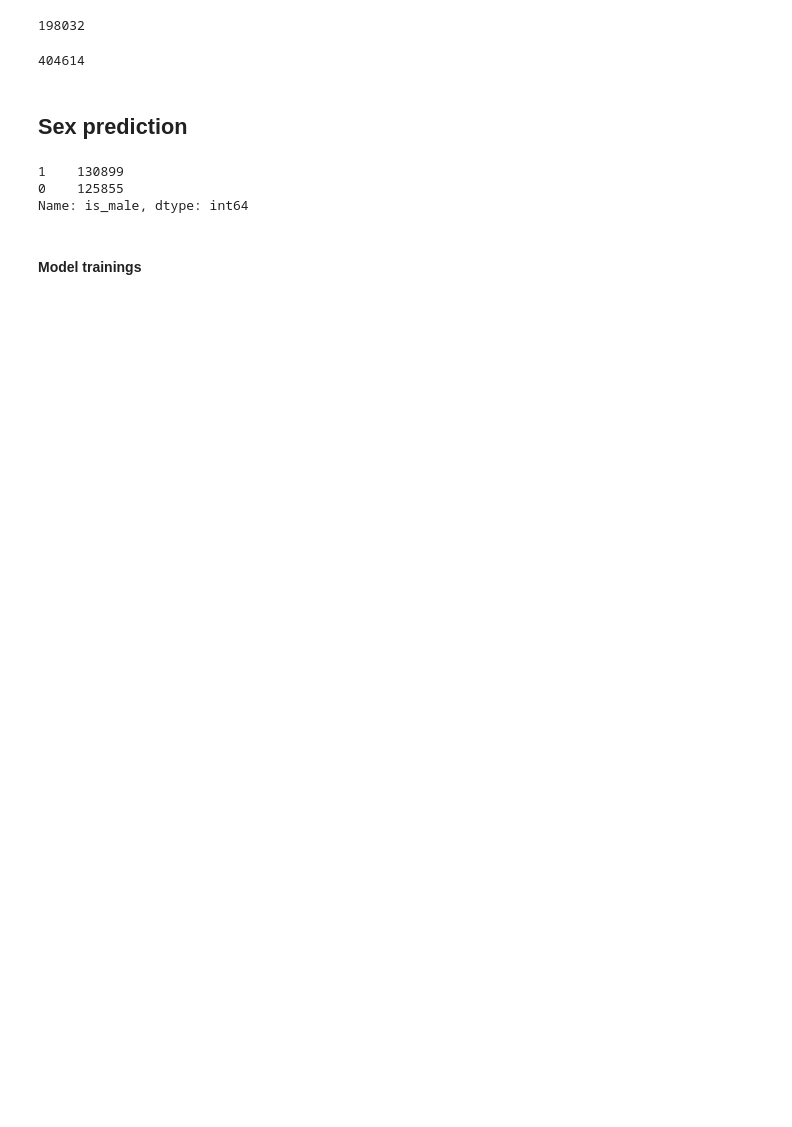
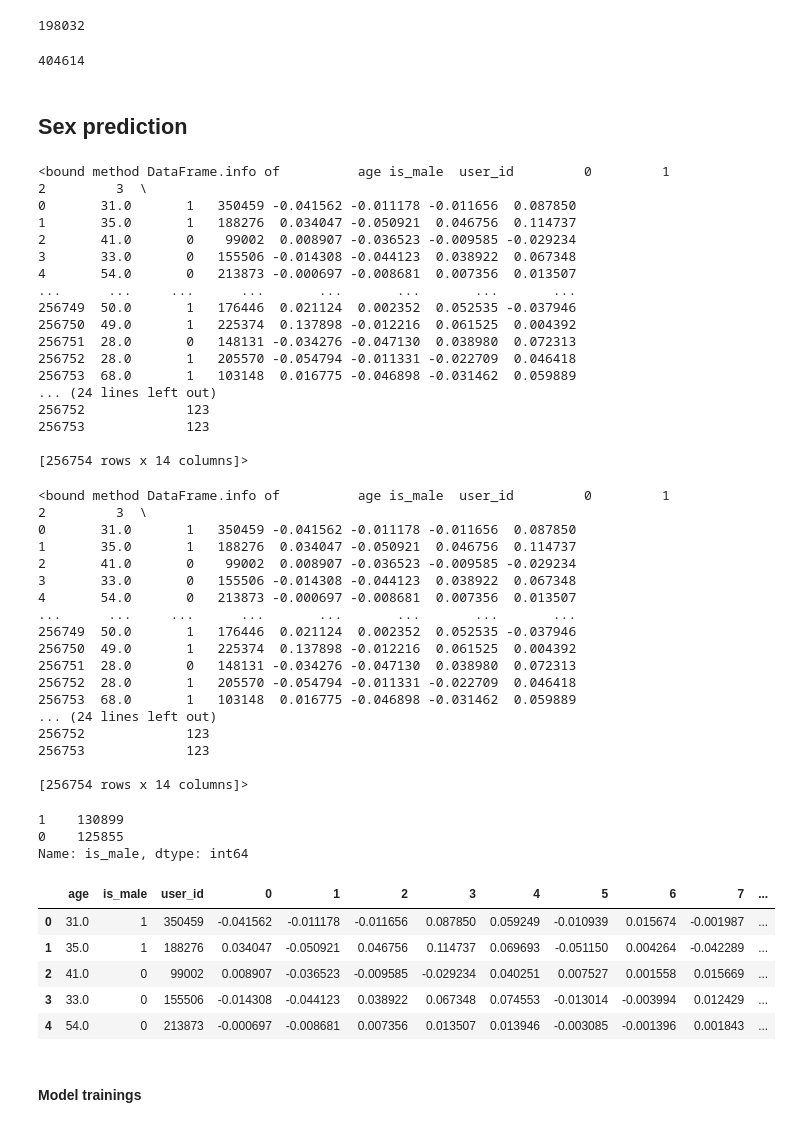
Before and after one commit to a125x/MTS-ML-CUP, a Jupyter notebook: fork-of-mts-cup-kaggle.ipynb, the cells around one changed output. Drawn from its saved outputs; the diff is of its cells as text; code cells hidden in the pictures; blank space fills up the shorter version.

```diff
--- a/fork-of-mts-cup-kaggle.ipynb
+++ b/fork-of-mts-cup-kaggle.ipynb
@@ -303,15 +303,63 @@ if IS_EMBEDDING_USED:
 # %%
 if IS_EMBEDDING_USED:
     inv_usr_map = {v: k for k, v in usr_dict.items()}
     usr_emb = pd.DataFrame(d_factors)
     usr_emb['user_id'] = usr_emb.index.map(inv_usr_map)
+
     usr_targets = targets.to_pandas()
     df = usr_targets.merge(usr_emb, how = 'inner', on = ['user_id'])
+
+    df['cpe_model_name'] = data['cpe_model_name'].to_pandas()
+
+    display(df.info)
     df = df[df['is_male'] != 'NA']
     df = df.dropna()
+    display(df.info)
+
     df['is_male'] = df['is_male'].map(int)
     print(df['is_male'].value_counts())
+    display(df.head())
 # %% [output]
-1    130899
-0    125855
-Name: is_male, dtype: int64
+<bound method DataFrame.info of          age is_male  user_id         0         1         2         3  \
+0       31.0       1   350459 -0.041562 -0.011178 -0.011656  0.087850
+1       35.0       1   188276  0.034047 -0.050921  0.046756  0.114737
+2       41.0       0    99002  0.008907 -0.036523 -0.009585 -0.029234
+3       33.0       0   155506 -0.014308 -0.044123  0.038922  0.067348
+4       54.0       0   213873 -0.000697 -0.008681  0.007356  0.013507
+...      ...     ...      ...       ...       ...       ...       ...
+256749  50.0       1   176446  0.021124  0.002352  0.052535 -0.037946
+256750  49.0       1   225374  0.137898 -0.012216  0.061525  0.004392
+256751  28.0       0   148131 -0.034276 -0.047130  0.038980  0.072313
+256752  28.0       1   205570 -0.054794 -0.011331 -0.022709  0.046418
+256753  68.0       1   103148  0.016775 -0.046898 -0.031462  0.059889
+... (24 lines left out)
+256752             123
+256753             123
+
+[256754 rows x 14 columns]>
+<bound method DataFrame.info of          age is_male  user_id         0         1         2         3  \
+0       31.0       1   350459 -0.041562 -0.011178 -0.011656  0.087850
+1       35.0       1   188276  0.034047 -0.050921  0.046756  0.114737
+2       41.0       0    99002  0.008907 -0.036523 -0.009585 -0.029234
+3       33.0       0   155506 -0.014308 -0.044123  0.038922  0.067348
+4       54.0       0   213873 -0.000697 -0.008681  0.007356  0.013507
+...      ...     ...      ...       ...       ...       ...       ...
+256749  50.0       1   176446  0.021124  0.002352  0.052535 -0.037946
+256750  49.0       1   225374  0.137898 -0.012216  0.061525  0.004392
+256751  28.0       0   148131 -0.034276 -0.047130  0.038980  0.072313
+256752  28.0       1   205570 -0.054794 -0.011331 -0.022709  0.046418
+256753  68.0       1   103148  0.016775 -0.046898 -0.031462  0.059889
+... (24 lines left out)
+256752             123
+256753             123
+
+[256754 rows x 14 columns]>
+1    130899
+0    125855
+Name: is_male, dtype: int64
+|  | age | is_male | user_id | 0 | 1 | 2 | 3 | 4 | 5 | 6 | 7 | ... |
+| 0 | 31.0 | 1 | 350459 | -0.041562 | -0.011178 | -0.011656 | 0.087850 | 0.059249 | -0.010939 | 0.015674 | -0.001987 | ... |
+| 1 | 35.0 | 1 | 188276 | 0.034047 | -0.050921 | 0.046756 | 0.114737 | 0.069693 | -0.051150 | 0.004264 | -0.042289 | ... |
+| 2 | 41.0 | 0 | 99002 | 0.008907 | -0.036523 | -0.009585 | -0.029234 | 0.040251 | 0.007527 | 0.001558 | 0.015669 | ... |
+| 3 | 33.0 | 0 | 155506 | -0.014308 | -0.044123 | 0.038922 | 0.067348 | 0.074553 | -0.013014 | -0.003994 | 0.012429 | ... |
+| 4 | 54.0 | 0 | 213873 | -0.000697 | -0.008681 | 0.007356 | 0.013507 | 0.013946 | -0.003085 | -0.001396 | 0.001843 | ... |
```
Also changed, not shown: parts of 17 cells of this notebook.
